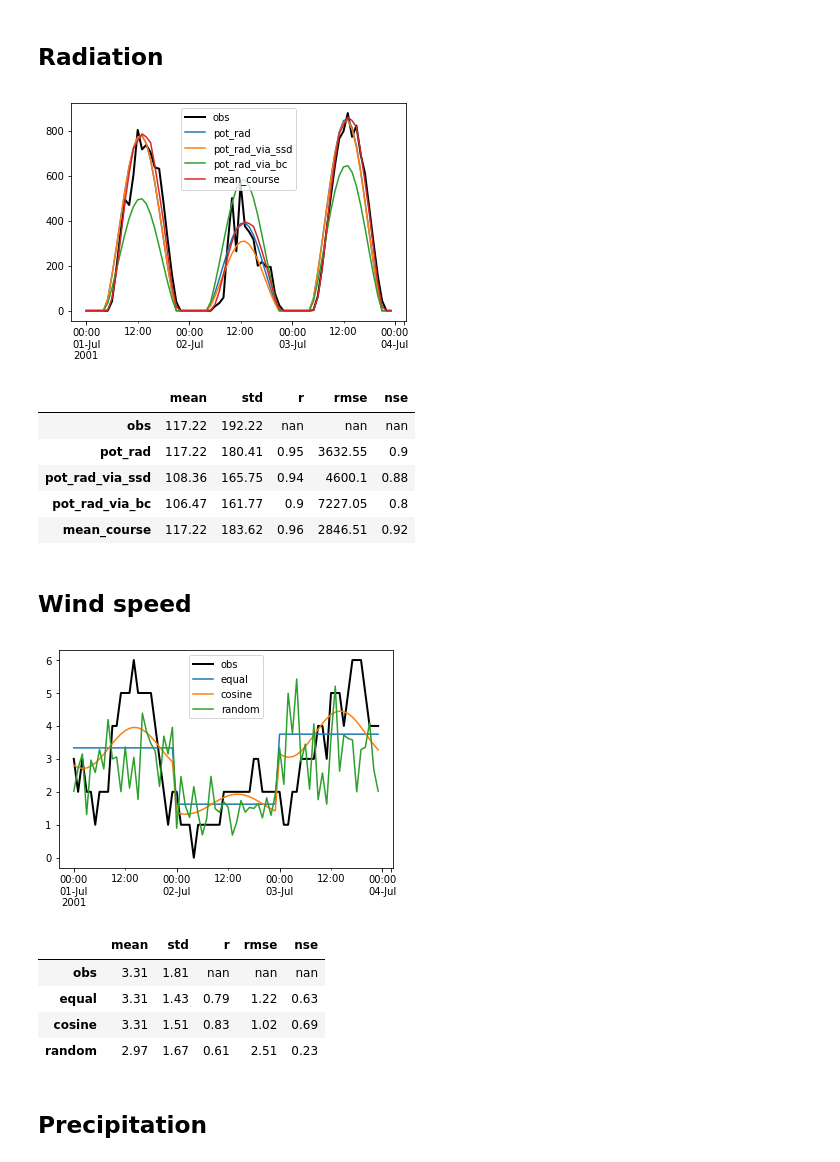
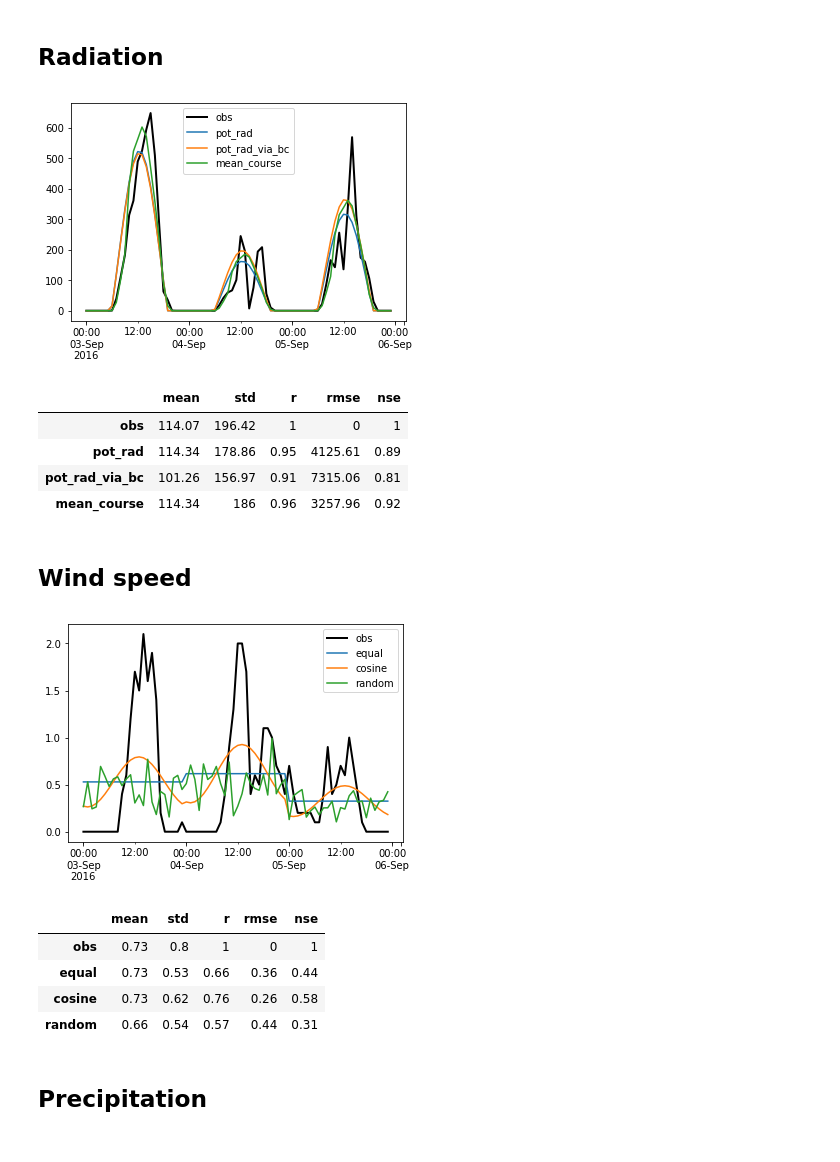
Before and after one commit to kristianfoerster/melodist, a Jupyter notebook: examples/examples.ipynb, the cells around one changed output. Cells and saved outputs as stored; diff of their text form; code cells hidden in the pictures.

```diff
--- a/examples/examples.ipynb
+++ b/examples/examples.ipynb
@@ -16,10 +14,6 @@ import read_knmi_data
 
 %matplotlib inline
 # %%
-calibration_period = slice('2005-01-01', '2009-12-31')
-validation_period = slice('2000-01-01', '2004-12-31')
-plot_period = slice('2001-07-01', '2001-07-03')
-
 def plot(obs, sim):
     plt.figure()
     ax = plt.gca()
@@ -34,13 +28,16 @@ def calc_stats(obs, sim):
     obs = obs.loc[validation_period]
     sim = sim.loc[validation_period]
 
-    df.loc['obs'] = obs.mean(), obs.std(), np.nan, np.nan, np.nan
+    df.loc['obs'] = obs.mean(), obs.std(), 1, 0, 1
 
     for c in sim.columns:
-        s = sim[c]
-        r = scipy.stats.pearsonr(obs, s)[0]
-        rmse = np.mean((obs - s)**2)
-        nse = 1 - np.sum((obs - s)**2) / np.sum((obs - obs.mean())**2)
+        osdf = pd.DataFrame(data=dict(obs=obs, sim=sim[c])).dropna(how='any')
+        o = osdf.obs
+        s = osdf.sim
+
+        r = scipy.stats.pearsonr(o, s)[0]
+        rmse = np.mean((o - s)**2)
+        nse = 1 - np.sum((o - s)**2) / np.sum((o - o.mean())**2)
         df.loc[c] = s.mean(), s.std(), r, rmse, nse
 
     return df
@@ -60 +51,10 @@ timezone = 1
+# %%
+path_inp = 'testdata.csv.gz'
+longitude = 8.86
+latitude = 51.00
+timezone = 1
+
+calibration_period = slice('2014-01-01', '2015-12-31')
+validation_period = slice('2016-01-01', '2016-12-31')
+plot_period = slice('2016-09-03', '2016-09-05')
 # %% [markdown]
@@ -68,3 +62,7 @@ data_obs_hourly = melodist.util.drop_incomplete_days(data_obs_hourly)
+# %%
+data_obs_hourly = pd.read_csv(path_inp, index_col=0, parse_dates=True)
+data_obs_hourly.temp += 273.15
+data_obs_hourly = melodist.util.drop_incomplete_days(data_obs_hourly)
 # %% [markdown]
 In this example, we do not use actual observed daily data but aggregate the hourly values to daily data using the `daily_from_hourly` method:
 # %%
@@ -143,21 +141,22 @@ Here, `'min_max'` yields the best results, however minimum and maximum daily hum
 ## Radiation
 # %%
 globdf = pd.DataFrame()
-for method in ('pot_rad', 'pot_rad_via_ssd',
-               'pot_rad_via_bc', 'mean_course'):
+for method in ('pot_rad',
+               # 'pot_rad_via_ssd',  # not possible here as we do not have sunshine duration data
+               'pot_rad_via_bc',
+               'mean_course'):
     debilt.disaggregate_radiation(method=method)
     globdf[method] = debilt.data_disagg.glob
 
 plot(data_obs_hourly.glob, globdf)
 print_stats(data_obs_hourly.glob, globdf)
 # %% [output]
-[figure, old version]
+[figure, new version]
 |  | mean | std | r | rmse | nse |
-| obs | 117.22 | 192.22 | nan | nan | nan |
-| pot_rad | 117.22 | 180.41 | 0.95 | 3632.55 | 0.9 |
-| pot_rad_via_ssd | 108.36 | 165.75 | 0.94 | 4600.1 | 0.88 |
-| pot_rad_via_bc | 106.47 | 161.77 | 0.9 | 7227.05 | 0.8 |
-| mean_course | 117.22 | 183.62 | 0.96 | 2846.51 | 0.92 |
+| obs | 114.07 | 196.42 | 1 | 0 | 1 |
+| pot_rad | 114.34 | 178.86 | 0.95 | 4125.61 | 0.89 |
+| pot_rad_via_bc | 101.26 | 156.97 | 0.91 | 7315.06 | 0.81 |
+| mean_course | 114.34 | 186 | 0.96 | 3257.96 | 0.92 |
 # %% [markdown]
 ## Wind speed
 # %%
@@ -169,12 +168,12 @@ for method in ('equal', 'cosine', 'random'):
 plot(data_obs_hourly.wind, winddf)
 print_stats(data_obs_hourly.wind, winddf)
 # %% [output]
-[figure, old version]
+[figure, new version]
 |  | mean | std | r | rmse | nse |
-| obs | 3.31 | 1.81 | nan | nan | nan |
-| equal | 3.31 | 1.43 | 0.79 | 1.22 | 0.63 |
-| cosine | 3.31 | 1.51 | 0.83 | 1.02 | 0.69 |
-| random | 2.97 | 1.67 | 0.61 | 2.51 | 0.23 |
+| obs | 0.73 | 0.8 | 1 | 0 | 1 |
+| equal | 0.73 | 0.53 | 0.66 | 0.36 | 0.44 |
+| cosine | 0.73 | 0.62 | 0.76 | 0.26 | 0.58 |
+| random | 0.66 | 0.54 | 0.57 | 0.44 | 0.31 |
 # %% [markdown]
 ## Precipitation
 # %%
```
Also changed, not shown: parts of 8 cells of this notebook.
